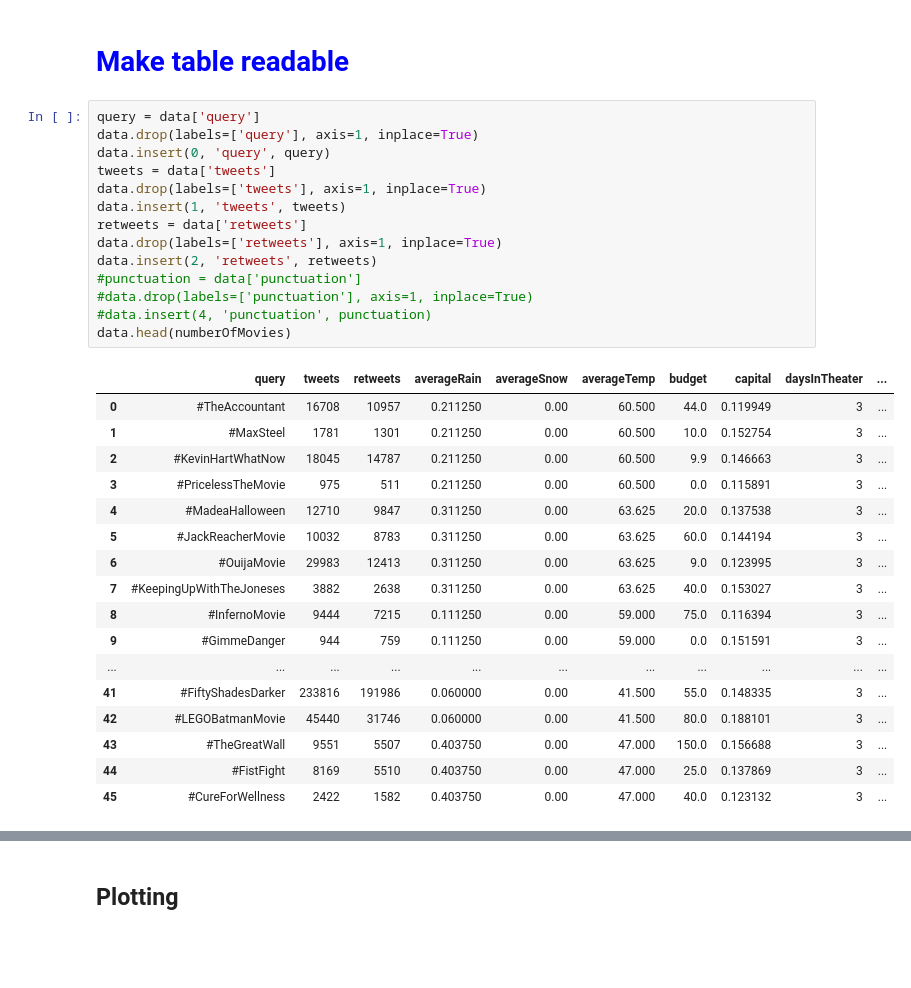
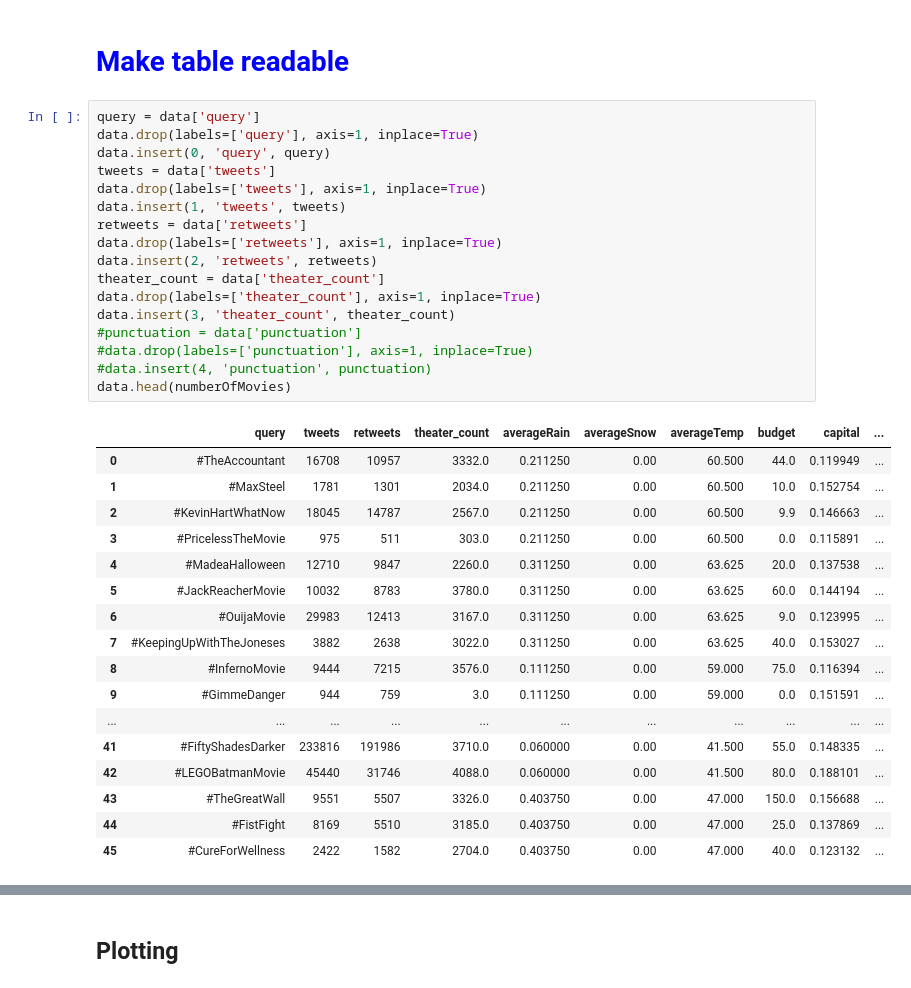
Before and after one commit to steveshim/TweetAcquisition-Thesis, a Jupyter notebook: TwitterExtractor.ipynb, the cells around one changed output, grey strips where cells are left out. Drawn from its saved outputs; the diff is of its cells as text; blank space fills up the shorter version.

```diff
--- a/TwitterExtractor.ipynb
+++ b/TwitterExtractor.ipynb
@@ -37,35 +37,38 @@ data.head(numberOfMovies)
 # %%
 query = data['query']
 data.drop(labels=['query'], axis=1, inplace=True)
 data.insert(0, 'query', query)
 tweets = data['tweets']
 data.drop(labels=['tweets'], axis=1, inplace=True)
 data.insert(1, 'tweets', tweets)
 retweets = data['retweets']
 data.drop(labels=['retweets'], axis=1, inplace=True)
 data.insert(2, 'retweets', retweets)
+theater_count = data['theater_count']
+data.drop(labels=['theater_count'], axis=1, inplace=True)
+data.insert(3, 'theater_count', theater_count)
 #punctuation = data['punctuation']
 #data.drop(labels=['punctuation'], axis=1, inplace=True)
 #data.insert(4, 'punctuation', punctuation)
 data.head(numberOfMovies)
 # %% [output]
-|  | query | tweets | retweets | averageRain | averageSnow | averageTemp | budget | capital | daysInTheater | ... |
-| 0 | #TheAccountant | 16708 | 10957 | 0.211250 | 0.00 | 60.500 | 44.0 | 0.119949 | 3 | ... |
-| 1 | #MaxSteel | 1781 | 1301 | 0.211250 | 0.00 | 60.500 | 10.0 | 0.152754 | 3 | ... |
-| 2 | #KevinHartWhatNow | 18045 | 14787 | 0.211250 | 0.00 | 60.500 | 9.9 | 0.146663 | 3 | ... |
-| 3 | #PricelessTheMovie | 975 | 511 | 0.211250 | 0.00 | 60.500 | 0.0 | 0.115891 | 3 | ... |
-| 4 | #MadeaHalloween | 12710 | 9847 | 0.311250 | 0.00 | 63.625 | 20.0 | 0.137538 | 3 | ... |
-| 5 | #JackReacherMovie | 10032 | 8783 | 0.311250 | 0.00 | 63.625 | 60.0 | 0.144194 | 3 | ... |
-| 6 | #OuijaMovie | 29983 | 12413 | 0.311250 | 0.00 | 63.625 | 9.0 | 0.123995 | 3 | ... |
-| 7 | #KeepingUpWithTheJoneses | 3882 | 2638 | 0.311250 | 0.00 | 63.625 | 40.0 | 0.153027 | 3 | ... |
-| 8 | #InfernoMovie | 9444 | 7215 | 0.111250 | 0.00 | 59.000 | 75.0 | 0.116394 | 3 | ... |
-| 9 | #GimmeDanger | 944 | 759 | 0.111250 | 0.00 | 59.000 | 0.0 | 0.151591 | 3 | ... |
+|  | query | tweets | retweets | theater_count | averageRain | averageSnow | averageTemp | budget | capital | ... |
+| 0 | #TheAccountant | 16708 | 10957 | 3332.0 | 0.211250 | 0.00 | 60.500 | 44.0 | 0.119949 | ... |
+| 1 | #MaxSteel | 1781 | 1301 | 2034.0 | 0.211250 | 0.00 | 60.500 | 10.0 | 0.152754 | ... |
+| 2 | #KevinHartWhatNow | 18045 | 14787 | 2567.0 | 0.211250 | 0.00 | 60.500 | 9.9 | 0.146663 | ... |
+| 3 | #PricelessTheMovie | 975 | 511 | 303.0 | 0.211250 | 0.00 | 60.500 | 0.0 | 0.115891 | ... |
+| 4 | #MadeaHalloween | 12710 | 9847 | 2260.0 | 0.311250 | 0.00 | 63.625 | 20.0 | 0.137538 | ... |
+| 5 | #JackReacherMovie | 10032 | 8783 | 3780.0 | 0.311250 | 0.00 | 63.625 | 60.0 | 0.144194 | ... |
+| 6 | #OuijaMovie | 29983 | 12413 | 3167.0 | 0.311250 | 0.00 | 63.625 | 9.0 | 0.123995 | ... |
+| 7 | #KeepingUpWithTheJoneses | 3882 | 2638 | 3022.0 | 0.311250 | 0.00 | 63.625 | 40.0 | 0.153027 | ... |
+| 8 | #InfernoMovie | 9444 | 7215 | 3576.0 | 0.111250 | 0.00 | 59.000 | 75.0 | 0.116394 | ... |
+| 9 | #GimmeDanger | 944 | 759 | 3.0 | 0.111250 | 0.00 | 59.000 | 0.0 | 0.151591 | ... |
 | ... | ... | ... | ... | ... | ... | ... | ... | ... | ... | ... |
-| 41 | #FiftyShadesDarker | 233816 | 191986 | 0.060000 | 0.00 | 41.500 | 55.0 | 0.148335 | 3 | ... |
-| 42 | #LEGOBatmanMovie | 45440 | 31746 | 0.060000 | 0.00 | 41.500 | 80.0 | 0.188101 | 3 | ... |
-| 43 | #TheGreatWall | 9551 | 5507 | 0.403750 | 0.00 | 47.000 | 150.0 | 0.156688 | 3 | ... |
-| 44 | #FistFight | 8169 | 5510 | 0.403750 | 0.00 | 47.000 | 25.0 | 0.137869 | 3 | ... |
-| 45 | #CureForWellness | 2422 | 1582 | 0.403750 | 0.00 | 47.000 | 40.0 | 0.123132 | 3 | ... |
+| 41 | #FiftyShadesDarker | 233816 | 191986 | 3710.0 | 0.060000 | 0.00 | 41.500 | 55.0 | 0.148335 | ... |
+| 42 | #LEGOBatmanMovie | 45440 | 31746 | 4088.0 | 0.060000 | 0.00 | 41.500 | 80.0 | 0.188101 | ... |
+| 43 | #TheGreatWall | 9551 | 5507 | 3326.0 | 0.403750 | 0.00 | 47.000 | 150.0 | 0.156688 | ... |
+| 44 | #FistFight | 8169 | 5510 | 3185.0 | 0.403750 | 0.00 | 47.000 | 25.0 | 0.137869 | ... |
+| 45 | #CureForWellness | 2422 | 1582 | 2704.0 | 0.403750 | 0.00 | 47.000 | 40.0 | 0.123132 | ... |
 # %%
 gross = data['gross']
 data.drop(labels=['gross'], axis=1, inplace=True)
```
Also changed, not shown: parts of 13 cells of this notebook.
